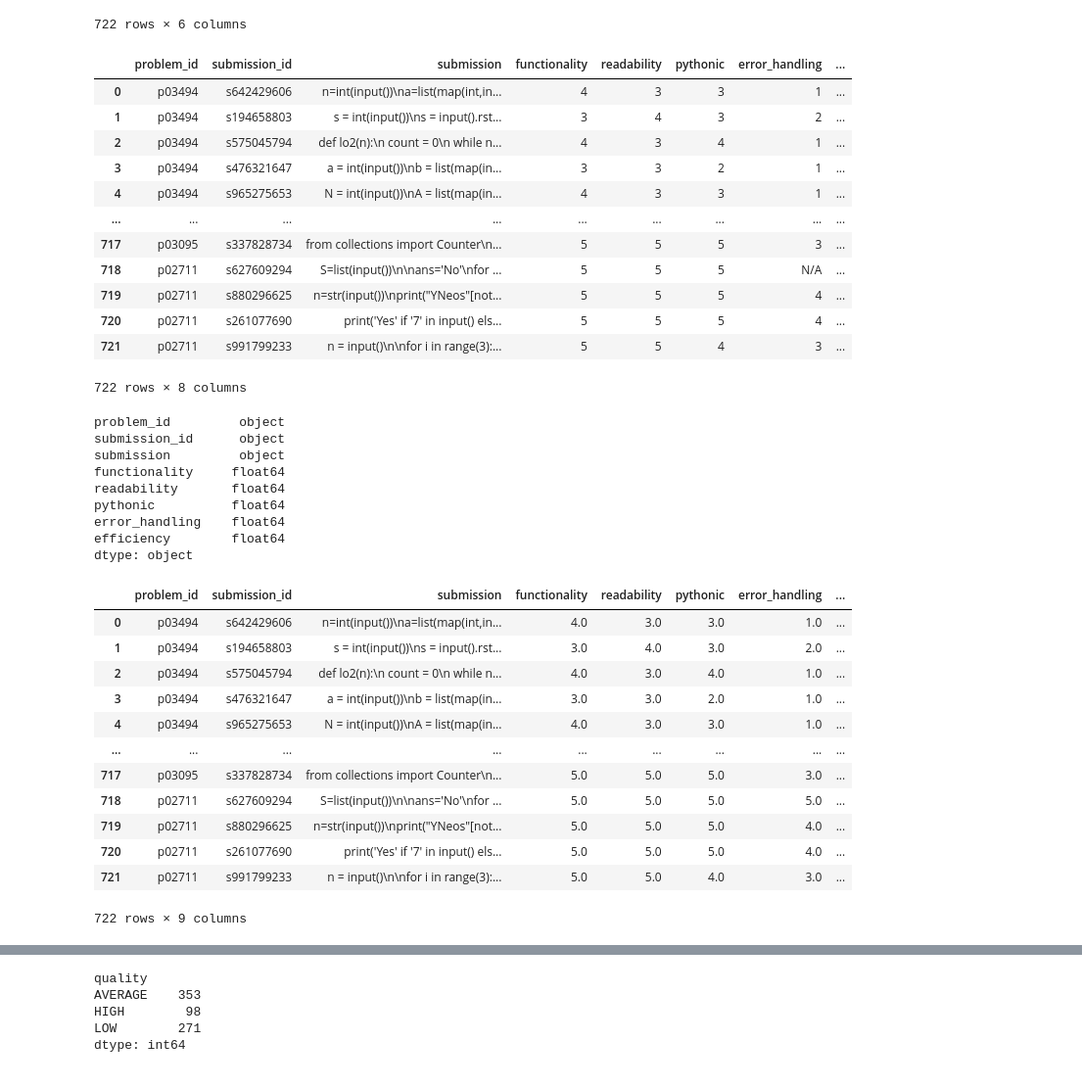
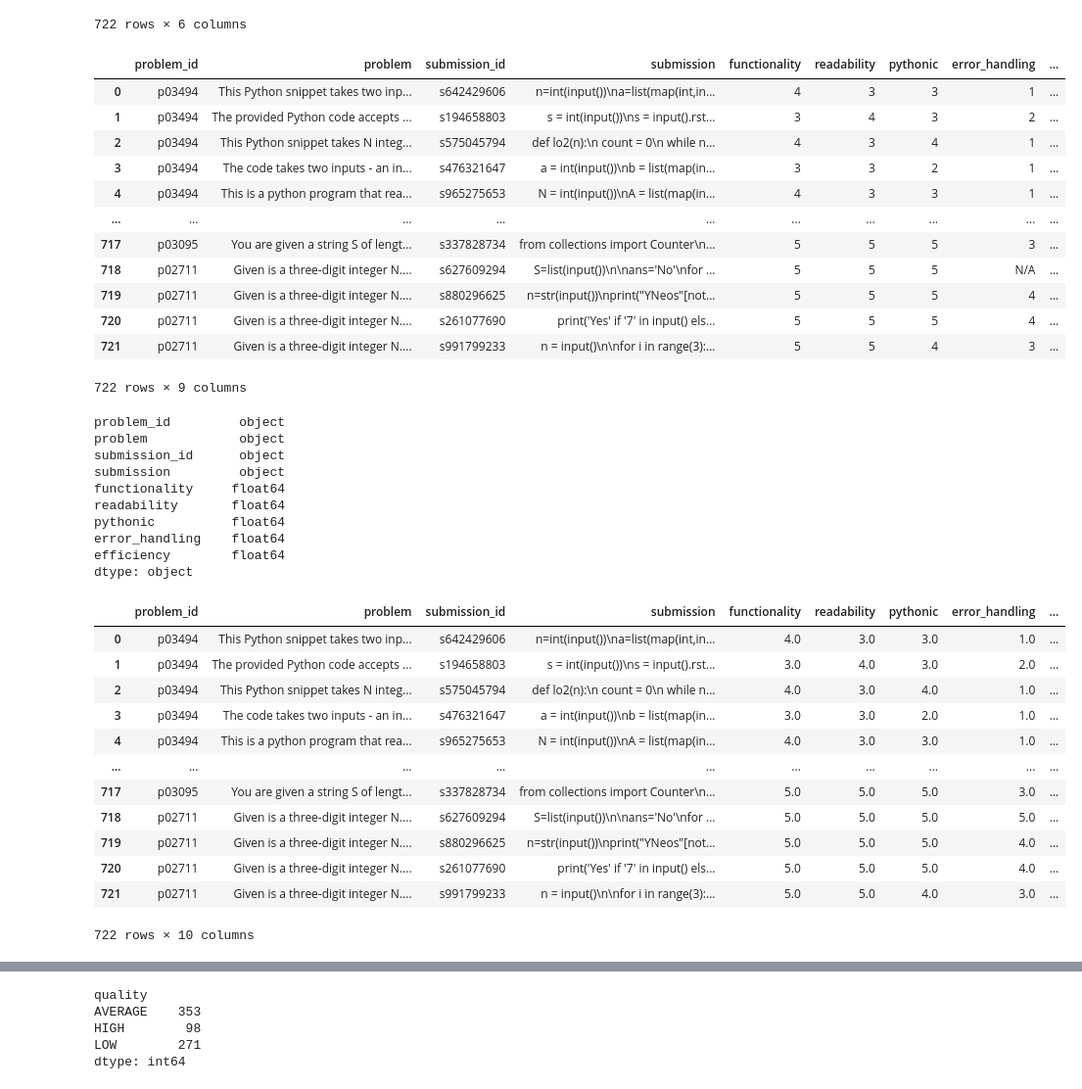
Before and after one commit to DiwanshuShekhar/codeQual, a Jupyter notebook: notebooks/codequal.ipynb, the cells around one changed output, grey strips where cells are left out. Shown: that part at 98% size. Cells and saved outputs as stored; diff of their text form; code cells hidden in the pictures.

```diff
--- a/notebooks/codequal.ipynb
+++ b/notebooks/codequal.ipynb
@@ -81,28 +81,28 @@ py800_annotated_df
 # %%
 # for each row in py800_annotated_df extract the problem_id, submission_id, and the quality score
 data = []
 for index, row in py800_annotated_df.iterrows():
-    temp_dict = {'problem_id': row['problem_id'], 'submission_id': row['submission_id'], 'submission': row['submission']}
+    temp_dict = {'problem_id': row['problem_id'], 'problem': row['problem_description'], 'submission_id': row['submission_id'], 'submission': row['submission']}
     temp_dict.update(row['quality_score'])
     data.append(temp_dict)
 
 # create a dataframe from the data
 py800_annotated_df_score = pd.DataFrame(data)
 py800_annotated_df_score
 # %% [output]
-|  | problem_id | submission_id | submission | functionality | readability | pythonic | error_handling | ... |
-| 0 | p03494 | s642429606 | n=int(input())\na=list(map(int,in... | 4 | 3 | 3 | 1 | ... |
-| 1 | p03494 | s194658803 | s = int(input())\ns = input().rst... | 3 | 4 | 3 | 2 | ... |
-| 2 | p03494 | s575045794 | def lo2(n):\n count = 0\n while n... | 4 | 3 | 4 | 1 | ... |
-| 3 | p03494 | s476321647 | a = int(input())\nb = list(map(in... | 3 | 3 | 2 | 1 | ... |
-| 4 | p03494 | s965275653 | N = int(input())\nA = list(map(in... | 4 | 3 | 3 | 1 | ... |
-| ... | ... | ... | ... | ... | ... | ... | ... | ... |
-| 717 | p03095 | s337828734 | from collections import Counter\n... | 5 | 5 | 5 | 3 | ... |
-| 718 | p02711 | s627609294 | S=list(input())\n\nans='No'\nfor ... | 5 | 5 | 5 | N/A | ... |
-| 719 | p02711 | s880296625 | n=str(input())\nprint("YNeos"[not... | 5 | 5 | 5 | 4 | ... |
-| 720 | p02711 | s261077690 | print('Yes' if '7' in input() els... | 5 | 5 | 5 | 4 | ... |
-| 721 | p02711 | s991799233 | n = input()\n\nfor i in range(3):... | 5 | 5 | 4 | 3 | ... |
+|  | problem_id | problem | submission_id | submission | functionality | readability | pythonic | error_handling | ... |
+| 0 | p03494 | This Python snippet takes two inp... | s642429606 | n=int(input())\na=list(map(int,in... | 4 | 3 | 3 | 1 | ... |
+| 1 | p03494 | The provided Python code accepts ... | s194658803 | s = int(input())\ns = input().rst... | 3 | 4 | 3 | 2 | ... |
+| 2 | p03494 | This Python snippet takes N integ... | s575045794 | def lo2(n):\n count = 0\n while n... | 4 | 3 | 4 | 1 | ... |
+| 3 | p03494 | The code takes two inputs - an in... | s476321647 | a = int(input())\nb = list(map(in... | 3 | 3 | 2 | 1 | ... |
+| 4 | p03494 | This is a python program that rea... | s965275653 | N = int(input())\nA = list(map(in... | 4 | 3 | 3 | 1 | ... |
+| ... | ... | ... | ... | ... | ... | ... | ... | ... | ... |
+| 717 | p03095 | You are given a string S of lengt... | s337828734 | from collections import Counter\n... | 5 | 5 | 5 | 3 | ... |
+| 718 | p02711 | Given is a three-digit integer N.... | s627609294 | S=list(input())\n\nans='No'\nfor ... | 5 | 5 | 5 | N/A | ... |
+| 719 | p02711 | Given is a three-digit integer N.... | s880296625 | n=str(input())\nprint("YNeos"[not... | 5 | 5 | 5 | 4 | ... |
+| 720 | p02711 | Given is a three-digit integer N.... | s261077690 | print('Yes' if '7' in input() els... | 5 | 5 | 5 | 4 | ... |
+| 721 | p02711 | Given is a three-digit integer N.... | s991799233 | n = input()\n\nfor i in range(3):... | 5 | 5 | 4 | 3 | ... |
-722 rows × 8 columns
+722 rows × 9 columns
 # %%
 # convert values in columns to integers, and do some clean up
 py800_annotated_df_score.replace('N/A', 5, inplace=True)
@@ -115,6 +115,7 @@ py800_annotated_df_score['error_handling'] = py800_annotated_df_score['error_han
 py800_annotated_df_score.dtypes
 # %% [output]
 problem_id         object
+problem            object
 submission_id      object
 submission         object
 functionality     float64
@@ -129,19 +130,19 @@ dtype: object
 py800_annotated_df_score['average'] = py800_annotated_df_score[['functionality', 'readability', 'pythonic', 'efficiency', 'error_handling']].mean(axis=1)
 py800_annotated_df_score
 # %% [output]
-|  | problem_id | submission_id | submission | functionality | readability | pythonic | error_handling | ... |
-| 0 | p03494 | s642429606 | n=int(input())\na=list(map(int,in... | 4.0 | 3.0 | 3.0 | 1.0 | ... |
-| 1 | p03494 | s194658803 | s = int(input())\ns = input().rst... | 3.0 | 4.0 | 3.0 | 2.0 | ... |
-| 2 | p03494 | s575045794 | def lo2(n):\n count = 0\n while n... | 4.0 | 3.0 | 4.0 | 1.0 | ... |
-| 3 | p03494 | s476321647 | a = int(input())\nb = list(map(in... | 3.0 | 3.0 | 2.0 | 1.0 | ... |
-| 4 | p03494 | s965275653 | N = int(input())\nA = list(map(in... | 4.0 | 3.0 | 3.0 | 1.0 | ... |
-| ... | ... | ... | ... | ... | ... | ... | ... | ... |
-| 717 | p03095 | s337828734 | from collections import Counter\n... | 5.0 | 5.0 | 5.0 | 3.0 | ... |
-| 718 | p02711 | s627609294 | S=list(input())\n\nans='No'\nfor ... | 5.0 | 5.0 | 5.0 | 5.0 | ... |
-| 719 | p02711 | s880296625 | n=str(input())\nprint("YNeos"[not... | 5.0 | 5.0 | 5.0 | 4.0 | ... |
-| 720 | p02711 | s261077690 | print('Yes' if '7' in input() els... | 5.0 | 5.0 | 5.0 | 4.0 | ... |
-| 721 | p02711 | s991799233 | n = input()\n\nfor i in range(3):... | 5.0 | 5.0 | 4.0 | 3.0 | ... |
+|  | problem_id | problem | submission_id | submission | functionality | readability | pythonic | error_handling | ... |
+| 0 | p03494 | This Python snippet takes two inp... | s642429606 | n=int(input())\na=list(map(int,in... | 4.0 | 3.0 | 3.0 | 1.0 | ... |
+| 1 | p03494 | The provided Python code accepts ... | s194658803 | s = int(input())\ns = input().rst... | 3.0 | 4.0 | 3.0 | 2.0 | ... |
+| 2 | p03494 | This Python snippet takes N integ... | s575045794 | def lo2(n):\n count = 0\n while n... | 4.0 | 3.0 | 4.0 | 1.0 | ... |
+| 3 | p03494 | The code takes two inputs - an in... | s476321647 | a = int(input())\nb = list(map(in... | 3.0 | 3.0 | 2.0 | 1.0 | ... |
+| 4 | p03494 | This is a python program that rea... | s965275653 | N = int(input())\nA = list(map(in... | 4.0 | 3.0 | 3.0 | 1.0 | ... |
+| ... | ... | ... | ... | ... | ... | ... | ... | ... | ... |
+| 717 | p03095 | You are given a string S of lengt... | s337828734 | from collections import Counter\n... | 5.0 | 5.0 | 5.0 | 3.0 | ... |
+| 718 | p02711 | Given is a three-digit integer N.... | s627609294 | S=list(input())\n\nans='No'\nfor ... | 5.0 | 5.0 | 5.0 | 5.0 | ... |
+| 719 | p02711 | Given is a three-digit integer N.... | s880296625 | n=str(input())\nprint("YNeos"[not... | 5.0 | 5.0 | 5.0 | 4.0 | ... |
+| 720 | p02711 | Given is a three-digit integer N.... | s261077690 | print('Yes' if '7' in input() els... | 5.0 | 5.0 | 5.0 | 4.0 | ... |
+| 721 | p02711 | Given is a three-digit integer N.... | s991799233 | n = input()\n\nfor i in range(3):... | 5.0 | 5.0 | 4.0 | 3.0 | ... |
-722 rows × 9 columns
+722 rows × 10 columns
 # %%
 # label the average quality score as good, average, or bad using the average column
 def label_quality(row):
```
Also changed, not shown: parts of 7 cells of this notebook, 2 other files.
